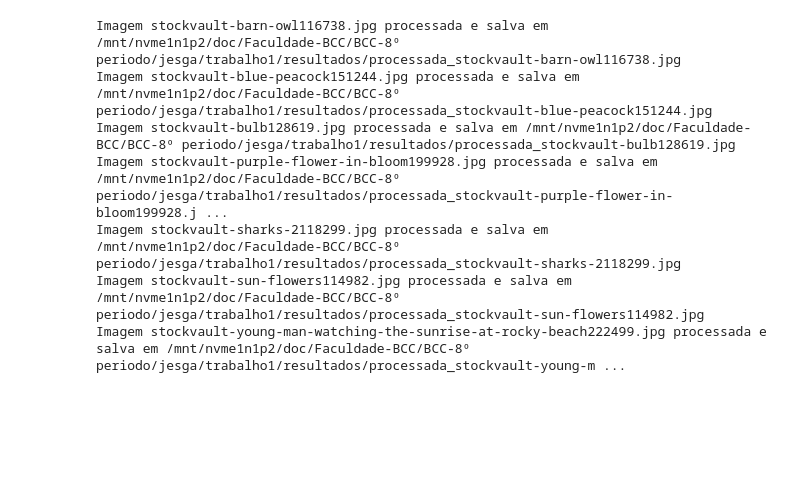
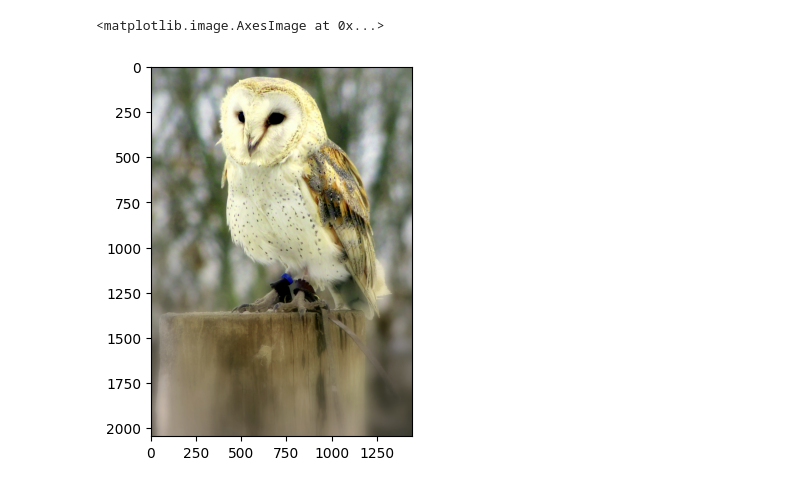
Before and after one commit to bryan2772/tira-fundo-das-imagens-videos, a Jupyter notebook: codigo/main.ipynb, the cells around one changed output. Cells and saved outputs as stored; diff of their text form; code cells hidden in the pictures; blank space fills up the shorter version.

Commit message:
trabalho finalizado

```diff
--- a/codigo/main.ipynb
+++ b/codigo/main.ipynb
@@ -60,12 +7,9 @@ def processar_imagens():
-# %%
-# Executando o código
-if __name__ == "__main__":
-    processar_imagens()
-# %% [output]
-Imagem stockvault-barn-owl116738.jpg processada e salva em /mnt/nvme1n1p2/doc/Faculdade-BCC/BCC-8º periodo/jesga/trabalho1/resultados/processada_stockvault-barn-owl116738.jpg
-Imagem stockvault-blue-peacock151244.jpg processada e salva em /mnt/nvme1n1p2/doc/Faculdade-BCC/BCC-8º periodo/jesga/trabalho1/resultados/processada_stockvault-blue-peacock151244.jpg
-Imagem stockvault-bulb128619.jpg processada e salva em /mnt/nvme1n1p2/doc/Faculdade-BCC/BCC-8º periodo/jesga/trabalho1/resultados/processada_stockvault-bulb128619.jpg
-Imagem stockvault-purple-flower-in-bloom199928.jpg processada e salva em /mnt/nvme1n1p2/doc/Faculdade-BCC/BCC-8º periodo/jesga/trabalho1/resultados/processada_stockvault-purple-flower-in-bloom199928.j ...
-Imagem stockvault-sharks-2118299.jpg processada e salva em /mnt/nvme1n1p2/doc/Faculdade-BCC/BCC-8º periodo/jesga/trabalho1/resultados/processada_stockvault-sharks-2118299.jpg
-Imagem stockvault-sun-flowers114982.jpg processada e salva em /mnt/nvme1n1p2/doc/Faculdade-BCC/BCC-8º periodo/jesga/trabalho1/resultados/processada_stockvault-sun-flowers114982.jpg
-Imagem stockvault-young-man-watching-the-sunrise-at-rocky-beach222499.jpg processada e salva em /mnt/nvme1n1p2/doc/Faculdade-BCC/BCC-8º periodo/jesga/trabalho1/resultados/processada_stockvault-young-m ...
+# %%
+
+# Carregar a imagem
+img = cv2.imread("../ImagensPDI/stockvault-barn-owl116738.jpg")
+rgb = cv2.cvtColor(img, cv2.COLOR_BGR2RGB)
+plt.imshow(rgb,cmap='gray')
+# %% [output]
+<matplotlib.image.AxesImage at 0x...>
+[figure, added]
```
Also changed, not shown: parts of 17 cells of this notebook, 20 other files.
